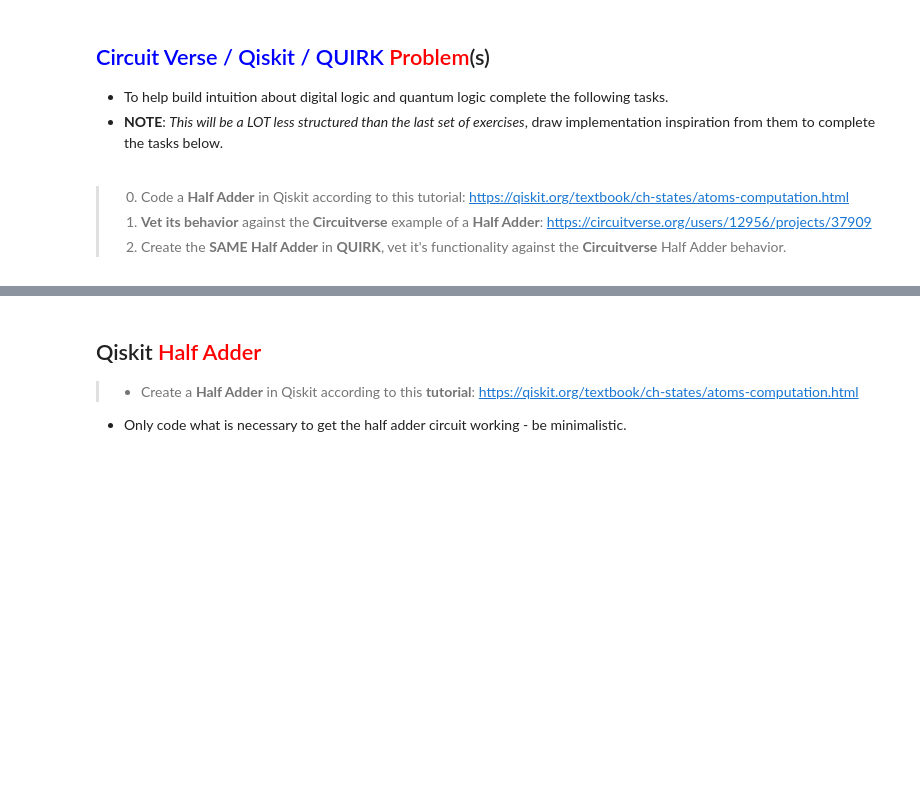
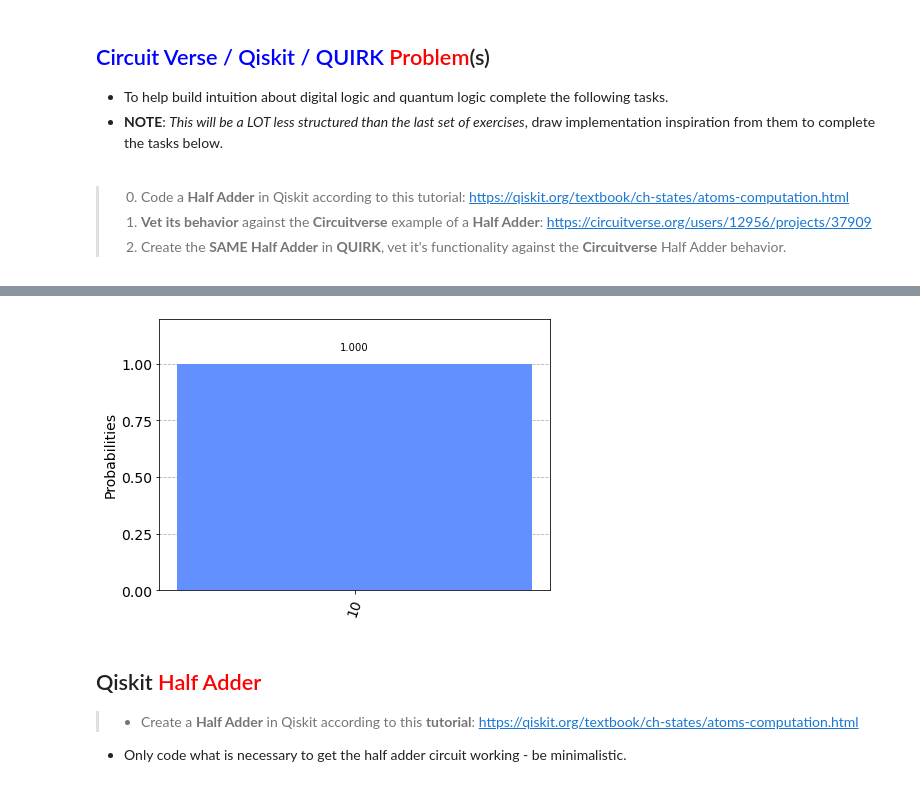
Before and after one commit to AaronCWacker/QuantumEducation, a Jupyter notebook: QC_WorkShop/3-Quantum Circuits.ipynb, the cells around one changed output, grey strips where cells are left out. Saved outputs shown, nothing was run; the diff lists cells and outputs as text; code cells hidden in the pictures; blank space fills up the shorter version.

```diff
--- a/QC_WorkShop/3-Quantum Circuits.ipynb
+++ b/QC_WorkShop/3-Quantum Circuits.ipynb
@@ -1520,3 +1621,8 @@ https://algassert.com/quirk#circuit={%22cols%22:[[%22~bhpb%22]],%22gates%22:[{%2
+# %%
+counts = execute(qc,Aer.get_backend('qasm_simulator')).result().get_counts()
+plot_histogram(counts)
+# %% [output]
+[figure, added]
 # %% [markdown]
 ## Qiskit  <font color="red">Half Adder</font>
 > - Create a **Half Adder** in Qiskit according to this **tutorial**: https://qiskit.org/textbook/ch-states/atoms-computation.html
```
Also changed, not shown: parts of 19 cells of this notebook, 7 other files.
